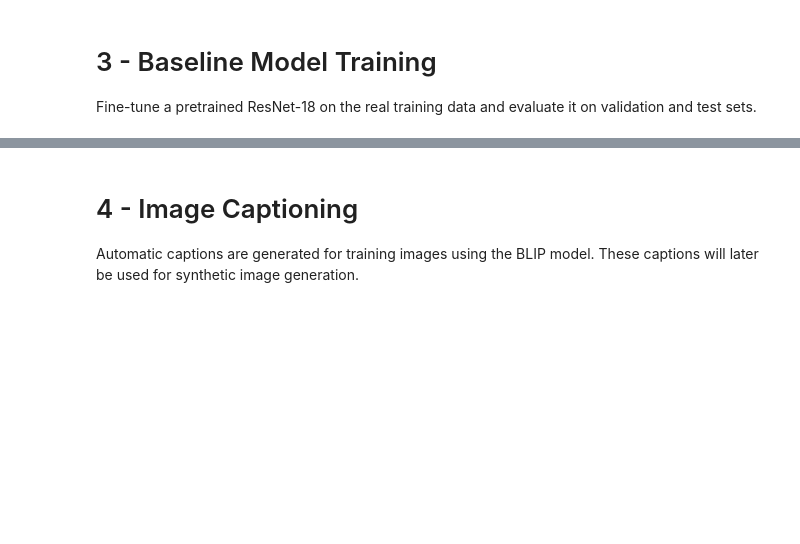
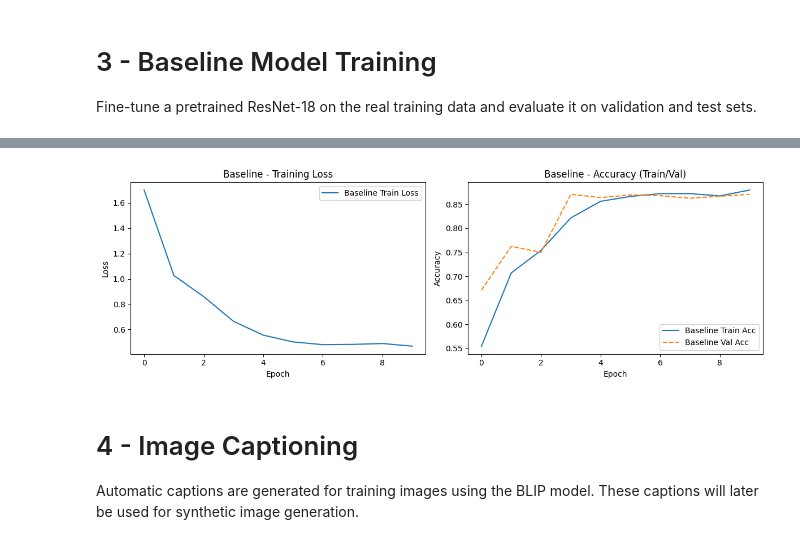
Before and after one commit to silentfortin/ai-portfolio, a Jupyter notebook: 09-genai-powerplant/genai_powerplant.ipynb, the cells around one changed output, grey strips where cells are left out. Drawn from its saved outputs; the diff is of its cells as text; code cells hidden in the pictures; blank space fills up the shorter version.

```diff
--- a/09-genai-powerplant/genai_powerplant.ipynb
+++ b/09-genai-powerplant/genai_powerplant.ipynb
@@ -241,9 +282,18 @@ def evaluate(model, loader, num_classes=num_classes):
     }
 # %%
 def train_model(model, train_loader, val_loader, criterion, optimizer, scheduler, device, num_epochs, train_size):
+    # store training history for plotting
+    history = {
+        "train_loss": [],
+        "train_acc": [],
+        "val_acc": []
+    }
+
     for epoch in range(num_epochs):
         model.train()
         train_loss = 0.0
+        correct = 0
+        total = 0
 
         for batch_idx, (images, labels) in enumerate(train_loader):
             images, labels = images.to(device), labels.to(device)
@@ -256,19 +306,33 @@ def train_model(model, train_loader, val_loader, criterion, optimizer, scheduler
 
             train_loss += loss.item() * images.size(0)
 
-            if batch_idx % 50 == 0:
-                print(f'Epoch {epoch}, Batch {batch_idx}, Loss: {loss.item():.4f}')
+            preds = outputs.argmax(dim=1)
+            correct += (preds == labels).sum().item()
+            total += labels.size(0)
 
-        # Step the scheduler once per epoch
+        # update learning rate scheduler
         if scheduler is not None:
             scheduler.step()
 
-        # Validation on the real validation set
+        # compute average loss and accuracy on training set
+        avg_train_loss = train_loss / train_size
+        train_acc = correct / total
+
+        # evaluate on validation set (accuracy only)
         val_metrics = evaluate(model, val_loader)
+        val_acc = val_metrics["accuracy"]
 
-        avg_train_loss = train_loss / train_size
+        # save metrics to history
+        history["train_loss"].append(avg_train_loss)
+        history["train_acc"].append(train_acc)
+        history["val_acc"].append(val_acc)
+
+        # epoch summary
         print(
             f'Epoch {epoch}: '
             f'Train Loss={avg_train_loss:.4f}, '
-            f'Val Acc={val_metrics["accuracy"]:.4f}'
+            f'Train Acc={train_acc:.4f}, '
+            f'Val Acc={val_acc:.4f}'
         )
+
+    return history
@@ -345,4 +416,9 @@ Macro F1:        0.8570
 Baseline model saved to baseline_resnet18.pth.
+# %%
+# plotting baseline curves
+plot_training_curves({"Baseline": history_baseline}, title_prefix="Baseline - ")
+# %% [output]
+[figure, added]
 # %% [markdown]
 # 4 - Image Captioning
 
```
Also changed, not shown: parts of 15 cells of this notebook.
